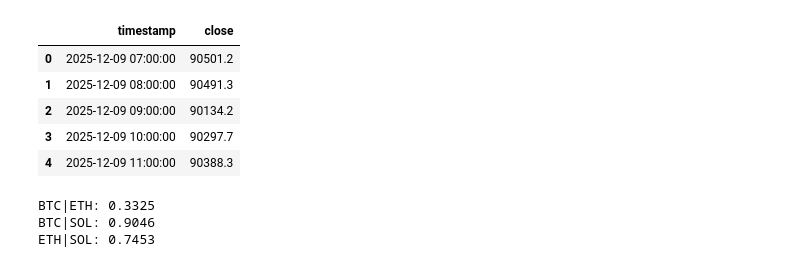
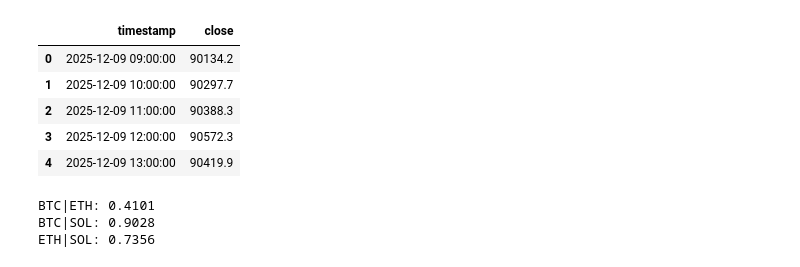
Before and after one commit to rayylii/crypto-stat-arb, a Jupyter notebook: analysis.ipynb, the cells around one changed output. Drawn from its saved outputs; the diff is of its cells as text; code cells hidden in the pictures.

```diff
--- a/analysis.ipynb
+++ b/analysis.ipynb
@@ -8,8 +8,12 @@ import time
 # %%
 FEE_RATE = 0.001
 CAPITAL = 1_000 # $1000 per side, $2000 per trade
+FIXED_END = int(pd.Timestamp('2026-07-05').timestamp() * 1000)
 # %%
-def get_historical_data(symbol, interval='60', num_candles=5000):
+def get_historical_data(symbol, interval='60', num_candles=5000, end=FIXED_END):
+    if not end:
+        end = int(time.time() * 1000)
+
     # docs: https://bybit-exchange.github.io/docs/v5/market/kline
     url = 'https://api.bybit.com/v5/market/kline'
     all_data = []
@@ -149,15 +153,15 @@ print(tickers[:50])
 # %%
-btc = get_historical_data('BTCUSDT')
-eth = get_historical_data('ETHUSDT')
-sol = get_historical_data('SOLUSDT')
+btc = get_historical_data('BTCUSDT', end=FIXED_END)
+eth = get_historical_data('ETHUSDT', end=FIXED_END)
+sol = get_historical_data('SOLUSDT', end=FIXED_END)
 btc.head()
 # %% [output]
 |  | timestamp | close |
-| 0 | 2025-12-09 07:00:00 | 90501.2 |
-| 1 | 2025-12-09 08:00:00 | 90491.3 |
-| 2 | 2025-12-09 09:00:00 | 90134.2 |
-| 3 | 2025-12-09 10:00:00 | 90297.7 |
-| 4 | 2025-12-09 11:00:00 | 90388.3 |
+| 0 | 2025-12-09 09:00:00 | 90134.2 |
+| 1 | 2025-12-09 10:00:00 | 90297.7 |
+| 2 | 2025-12-09 11:00:00 | 90388.3 |
+| 3 | 2025-12-09 12:00:00 | 90572.3 |
+| 4 | 2025-12-09 13:00:00 | 90419.9 |
 # %%
 data = {
     'BTC': btc,
@@ -172,9 +176,9 @@ for i, a in enumerate(major):
             _, pvalue, _ = coint(data[a]['close'], data[b]['close'])
             print(f"{a}|{b}: {pvalue:.4f}")
 # %% [output]
-BTC|ETH: 0.3325
-BTC|SOL: 0.9046
-ETH|SOL: 0.7453
+BTC|ETH: 0.4101
+BTC|SOL: 0.9028
+ETH|SOL: 0.7356
 # %%
 tickers_usdt = [t for t in tickers if t.endswith('USDT')]
 print(len(tickers_usdt))
```
Also changed, not shown: parts of 9 cells of this notebook.
